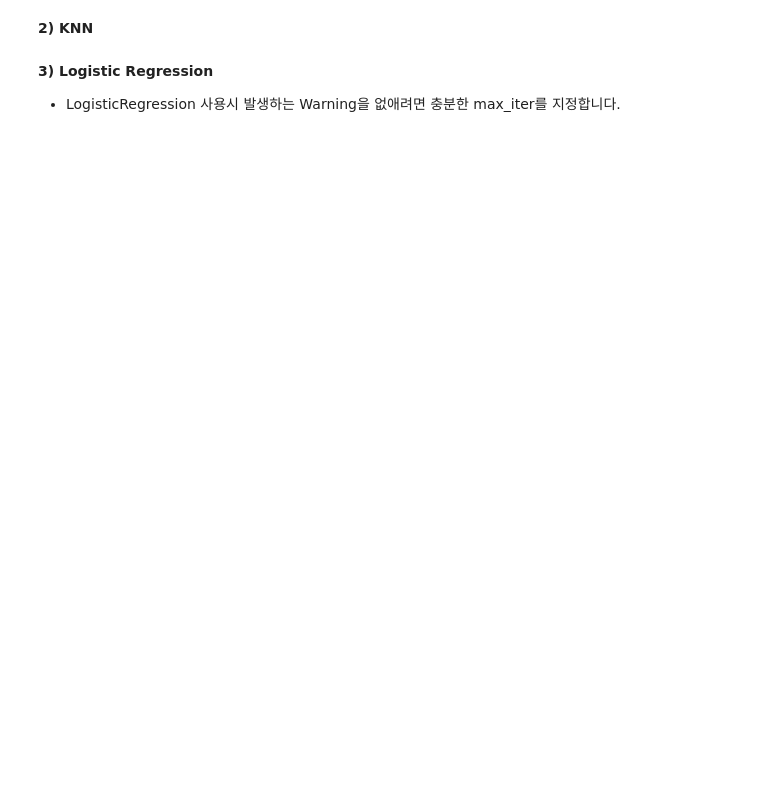
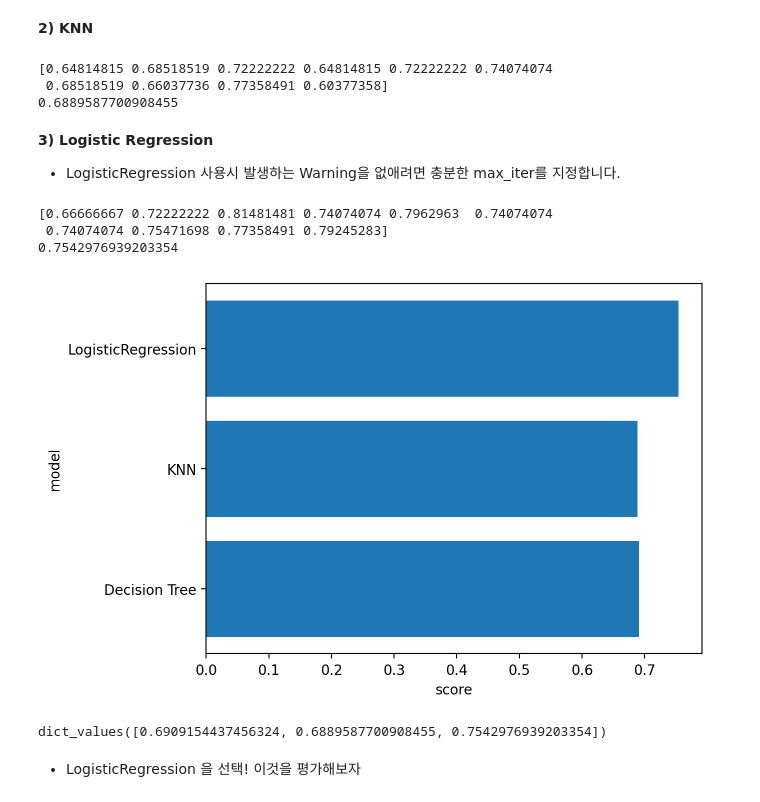
Before and after one commit to hon3538/KT_AIVLE, a Jupyter notebook: 머신러닝/배우기/ML04_01_K분할교차검증(Diabetes).ipynb, the cells around one changed output. Saved outputs shown, nothing was run; the diff lists cells and outputs as text; code cells hidden in the pictures; blank space fills up the shorter version.

```diff
--- a/머신러닝/배우기/ML04_01_K분할교차검증(Diabetes).ipynb
+++ b/머신러닝/배우기/ML04_01_K분할교차검증(Diabetes).ipynb
@@ -131,3 +146,25 @@ print('표준편차:', cv_score.std())
+# %%
+# 불러오기
+from sklearn.neighbors import KNeighborsClassifier
+from sklearn.model_selection import cross_val_score
+
+
+# 선언하기
+model = KNeighborsClassifier()
+
+# 검증하기
+cv_score = cross_val_score(model, x_train_s, y_train, cv=10)
+
+# 확인
+print(cv_score)
+print(cv_score.mean())
+
+# 성능저장
+result['KNN'] = cv_score.mean()
+# %% [output]
+[0.64814815 0.68518519 0.72222222 0.64814815 0.72222222 0.74074074
+ 0.68518519 0.66037736 0.77358491 0.60377358]
+0.6889587700908455
 # %% [markdown]
 **3) Logistic Regression**
 
@@ -146,0 +172,35 @@ print('표준편차:', cv_score.std())
+# %%
+# 불러오기
+from sklearn.linear_model import LogisticRegression
+from sklearn.model_selection import cross_val_score
+
+# 선언하기
+model = LogisticRegression()
+
+# 검증하기
+cv_score = cross_val_score(model, x_train_s, y_train, cv=10, scoring='accuracy')
+
+# 확인
+print(cv_score)
+print(cv_score.mean())
+
+# 성능저장
+result['LogisticRegression'] = cv_score.mean()
+# %% [output]
+[0.66666667 0.72222222 0.81481481 0.74074074 0.7962963  0.74074074
+ 0.74074074 0.75471698 0.77358491 0.79245283]
+0.7542976939203354
+# %%
+# 성능 시각화
+plt.barh(list(result), result.values())
+plt.ylabel('model')
+plt.xlabel('score')
+plt.show()
+# %% [output]
+[figure, added]
+# %%
+result.values()
+# %% [output]
+dict_values([0.6909154437456324, 0.6889587700908455, 0.7542976939203354])
+# %% [markdown]
+* LogisticRegression 을 선택! 이것을 평가해보자
```
Also changed, not shown: parts of 7 cells of this notebook, 3 other files.
